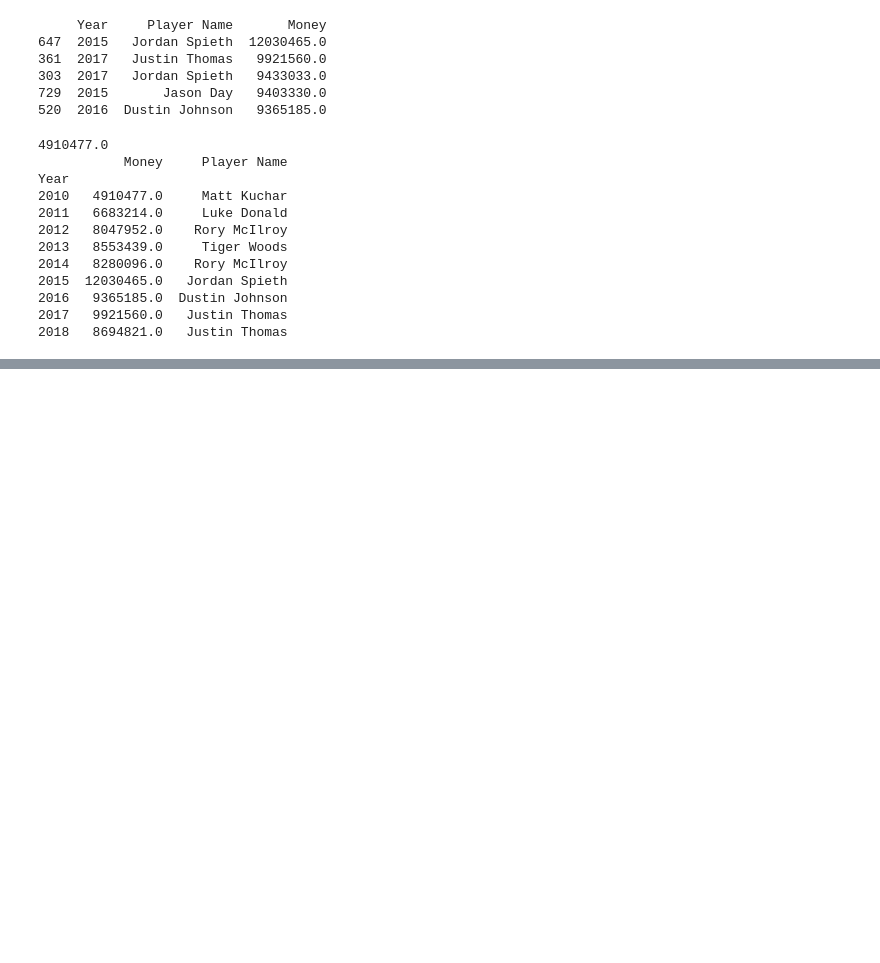
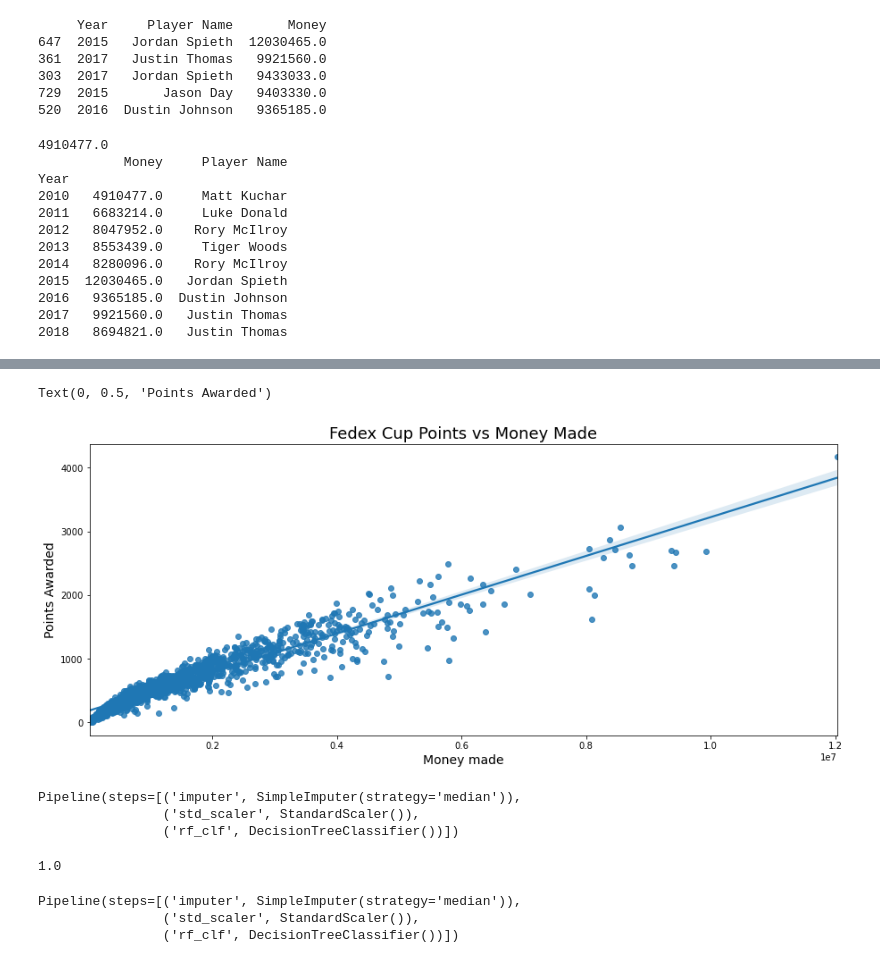
Before and after one commit to gkwarner/bsc-phase-three-project, a Jupyter notebook: notebooks/exploratory/charlie/project_3.ipynb, the cells around one changed output, grey strips where cells are left out. Drawn from its saved outputs; the diff is of its cells as text; code cells hidden in the pictures; blank space fills up the shorter version.

```diff
--- a/notebooks/exploratory/charlie/project_3.ipynb
+++ b/notebooks/exploratory/charlie/project_3.ipynb
@@ -266,0 +273,5 @@ X = df.drop('salary', axis=1)
+# %%
+#If they have any wins they are 1 and no wins is zero
+df['new_wins'] = df['Wins'] > 0
+df['new_wins'] = df['new_wins'].astype(int)
+df.head()
@@ -266,0 +286,4 @@ X = df.drop('salary', axis=1)
+# %%
+#creating binned_points which split players up by points
+df['binned_points'] = pd.qcut(df['Points'], q=3)
+df.head()
@@ -266,0 +306,3 @@ X = df.drop('salary', axis=1)
+# %%
+#making it a string
+df['binned_points'] = df['binned_points'].astype('string')
@@ -266,0 +329,2 @@ X = df.drop('salary', axis=1)
+# %%
+df = df.replace(['(389.333, 682.333]', '(2.999, 389.333]', '(682.333, 4169.0]'], ['0', '1', '2'])
@@ -266,0 +585,10 @@ X = df.drop('salary', axis=1)
+# %%
+## Creates scatter plot of Fedex Points vs Tournament earnings
+fig, ax = plt.subplots(figsize=(15,6))
+ax.set_title("Fedex Cup Points vs Money Made", fontsize=18)
+sns.regplot(data=df, x='Money', y='Points')
+ax.set_xlabel("Money made", fontsize=14)
+ax.set_ylabel("Points Awarded", fontsize=14)
+# %% [output]
+Text(0, 0.5, 'Points Awarded')
+[figure, added]
@@ -266,0 +608,10 @@ X = df.drop('salary', axis=1)
+# %%
+pipeline.fit(X_train, y_train)
+# %% [output]
+Pipeline(steps=[('imputer', SimpleImputer(strategy='median')),
+                ('std_scaler', StandardScaler()),
+                ('rf_clf', DecisionTreeClassifier())])
+# %%
+pipeline.score(X_train, y_train)
+# %% [output]
+1.0
@@ -266,0 +636,6 @@ X = df.drop('salary', axis=1)
+# %%
+pipeline.fit(X_train, y_train)
+# %% [output]
+Pipeline(steps=[('imputer', SimpleImputer(strategy='median')),
+                ('std_scaler', StandardScaler()),
+                ('rf_clf', DecisionTreeClassifier())])
```
Also changed, not shown: parts of 99 cells of this notebook.
